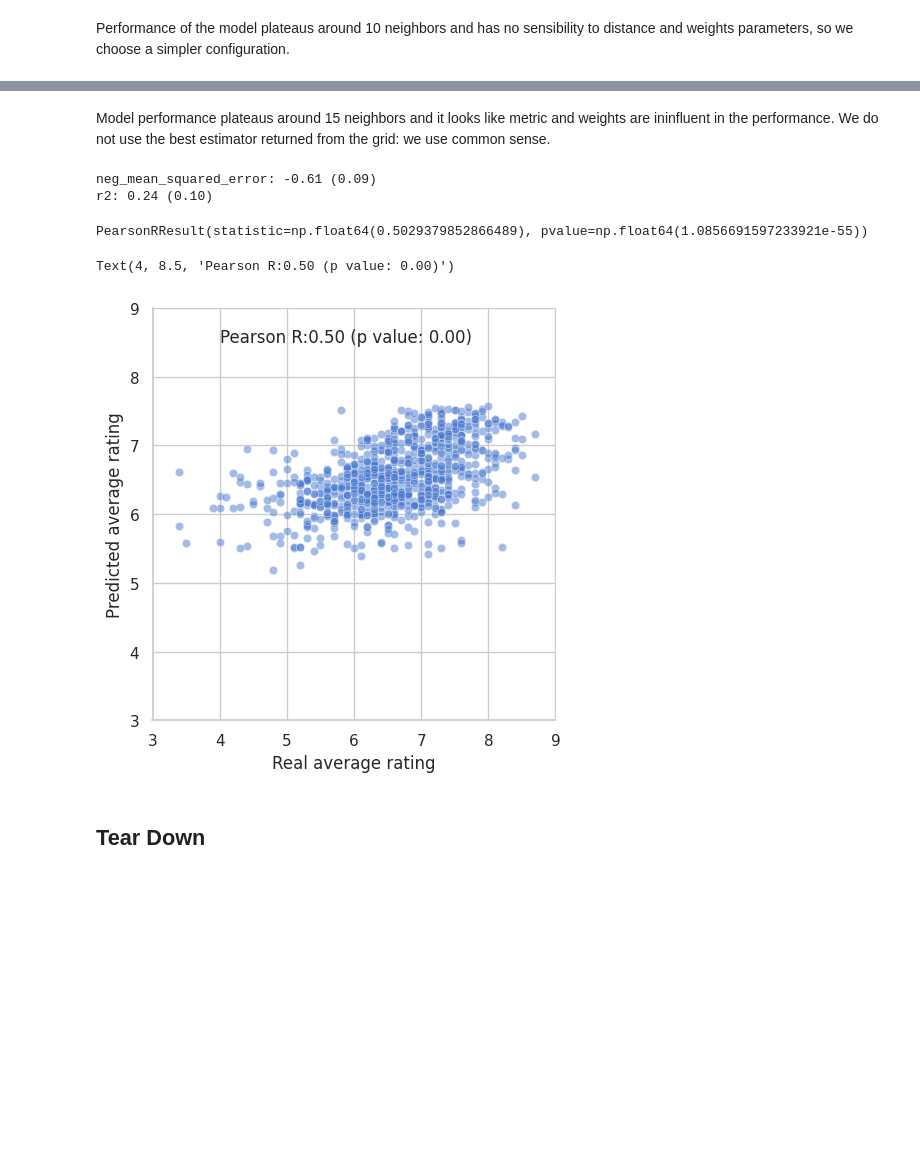
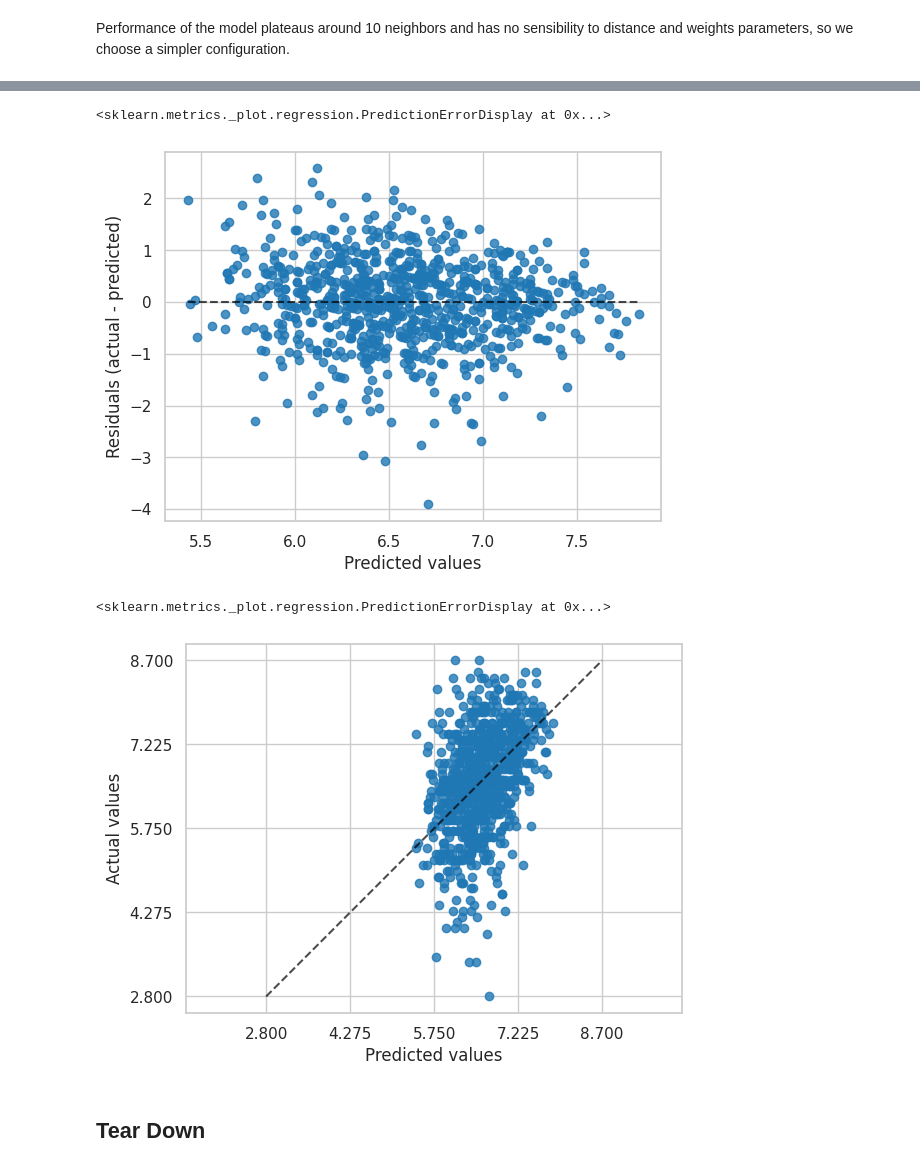
Before and after one commit to g-fabiani4-unipi/dm2_project, a Jupyter notebook: src/time_series/knn.ipynb, the cells around one changed output, grey strips where cells are left out. Cells and saved outputs as stored; diff of their text form; code cells hidden in the pictures; blank space fills up the shorter version.

```diff
--- a/src/time_series/knn.ipynb
+++ b/src/time_series/knn.ipynb
@@ -436,3 +335,0 @@ grid.scoring = 'f1_macro'
-# %%
-%%time
-grid.fit(train_c22, train_y)
@@ -495,2 +335,0 @@ recall_macro: 0.30 (0.02)
-# %%
-train_y = train['rating']
@@ -512,3 +335,0 @@ grid = GridSearchCV(
-# %%
-%%time
-grid.fit(train_c22, train_y)
@@ -555,2 +335,0 @@ sns.relplot(results, x='param_regressor__n_neighbors', y='mean_test_score',
-# %% [markdown]
-Model performance plateaus around 15 neighbors and it looks like metric and weights are ininfluent in the performance. We do not use the best estimator returned from the grid: we use common sense.
@@ -562,27 +336,13 @@ regressor_feat_knn = grid.best_estimator_.set_params(
-# %%
-cv_results = cross_validate(regressor_feat_knn, train_c22, train_y, n_jobs=-1,
-                            scoring=('neg_mean_squared_error', 'r2'))
-print_cv_results(cv_results)
-# %% [output]
-neg_mean_squared_error: -0.61 (0.09)
-r2: 0.24 (0.10)
-# %%
-y_pred = cross_val_predict(regressor_feat_knn, train_c22, train_y, n_jobs=-1)
-corr = pearsonr(y_pred, train_y)
-corr
-# %% [output]
-PearsonRResult(statistic=np.float64(0.5029379852866489), pvalue=np.float64(1.0856691597233921e-55))
-# %%
-sns.relplot(x=train_y, y=y_pred, alpha=.5)
-plt.xlim((3, 9))
-plt.ylim((3, 9))
-plt.xlabel("Real average rating")
-plt.ylabel("Predicted average rating")
-plt.text(4, 8.5,
-         f"Pearson R:{corr.correlation:.2f} (p value: {corr.pvalue:.2f})")
-# %% [output]
-Text(4, 8.5, 'Pearson R:0.50 (p value: 0.00)')
-[figure, removed]
+# %%
+PredictionErrorDisplay.from_predictions(train_y, y_pred)
+# %% [output]
+<sklearn.metrics._plot.regression.PredictionErrorDisplay at 0x...>
+[figure, added]
+# %%
+PredictionErrorDisplay.from_predictions(train_y, y_pred, kind='actual_vs_predicted')
+# %% [output]
+<sklearn.metrics._plot.regression.PredictionErrorDisplay at 0x...>
+[figure, added]
 # %% [markdown]
 ## Tear Down
 # %%
```
Also changed, not shown: parts of 70 cells of this notebook, 16 other files.
